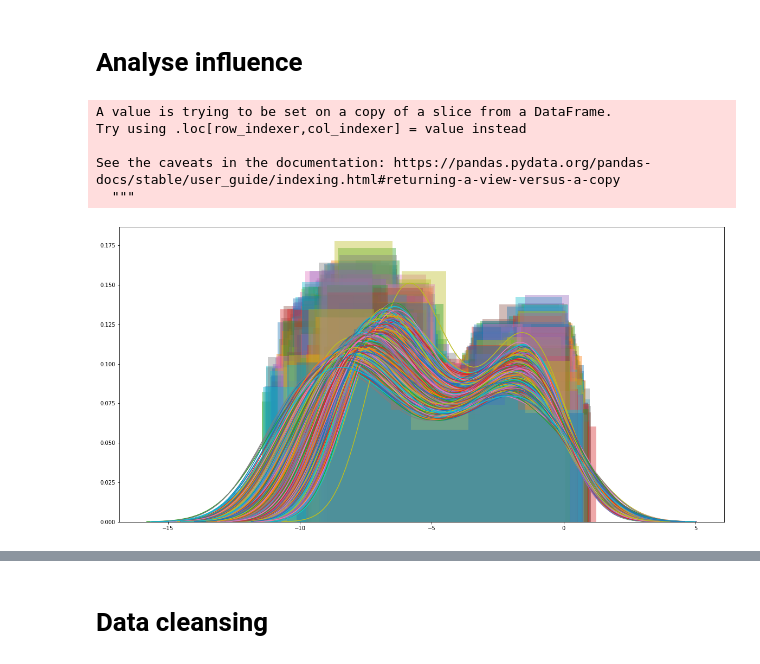
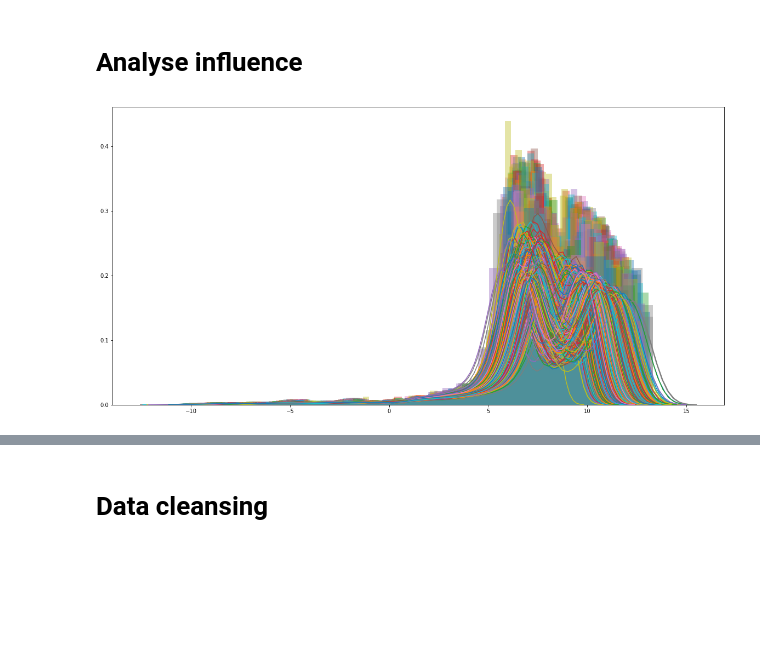
Before and after one commit to yjbang/Model-Generalization-for-Fact-Checking, a Jupyter notebook: finetune_fake_news.ipynb, the cells around one changed output, grey strips where cells are left out. Cells and saved outputs as stored; diff of their text form; code cells hidden in the pictures; blank space fills up the shorter version.

```diff
--- a/finetune_fake_news.ipynb
+++ b/finetune_fake_news.ipynb
@@ -107,7 +193,7 @@ optimizer = optim.Adam(model.parameters(), lr=1e-6)
 model = model.cuda()
 # %%
 # Train
-n_epochs = 1
+n_epochs = 10
 best_val_metric, best_metrics, best_state_dict = 0, None, None
 early_stop, count_stop = 3, 0
 for epoch in range(n_epochs):
@@ -355,8 +363,12 @@ for i in range(n_chunks):
 # pool.map(run_process, processes)
 # %%
 # Aggregate result
-influence_matrices, idx2ids = [], []
+influence_matrices, id_list = [], []
 for i in range(6):
-    (influence_matrix, idx2id) = np.load(f"./tmp/influence_matrix_{i}.npy")
-    influence_matrices.append(influence_matrix)
-    idx2ids.append(idx2id)
+    (influence_matrix, idx2id_chunk) = np.load(f"./tmp/influence_matrix_{i}.npy", allow_pickle=True)
+    influence_matrices.append(influence_matrix.cpu().numpy())
+    for k in range(len(idx2id_chunk)):
+        id_list.append(idx2id_chunk[k])
+# %%
+influence_matrix = np.concatenate(influence_matrices, axis=0)
+influence_matrix.shape
@@ -365,4 +435,2 @@ np.save('influence_matrix_all.npy', (influence_matrix, idx2id))
 # %% [markdown]
 # Analyse influence
-# %%
-(influence_matrix, idx2id) = np.load('influence_matrix.npy', allow_pickle=True)
@@ -375,14 +436,0 @@ for id, tid in zip(idx2id.values(), influence_matrix.argmin(dim=-1).cpu().numpy(
-# %%
-filt_valid_df = valid_df[valid_df['id'].isin(idx2id.values())]
-train_df.columns = ['tid','t_tweet', 't_label']
-
-train_df['ts_tweet'] = train_df['t_tweet'].apply(lambda x: tokenizer.tokenize(x))
-filt_valid_df['s_tweet'] = filt_valid_df['tweet'].apply(lambda x: tokenizer.tokenize(x))
-
-merged_df = filt_valid_df.merge(train_df, on='tid', how='inner')
-# %% [output]
-A value is trying to be set on a copy of a slice from a DataFrame.
-Try using .loc[row_indexer,col_indexer] = value instead
-
-See the caveats in the documentation: https://pandas.pydata.org/pandas-docs/stable/user_guide/indexing.html#returning-a-view-versus-a-copy
-  """
@@ -394,11 +437,12 @@ json.dump(merged_df[['tweet', 't_tweet', 's_tweet', 'ts_tweet', 'matched_subword
 # %%
+%%time
 plt.figure(figsize=(20,10))
 ax = plt.gca()
 for i in range(influence_matrix.shape[1]):
-    sns.distplot(influence_matrix[:,i].cpu().numpy(), ax=ax)
-    if i == 1500:
+    sns.distplot(influence_matrix[:,i], ax=ax)
+    if i == 1000:
         break
-plt.savefig('influence_dist.png')
+plt.savefig('influence_dist_all.png')
 plt.show()
 # %% [output]
-[figure, old version]
+[figure, new version]
```
Also changed, not shown: parts of 35 cells of this notebook, 5 other files.
